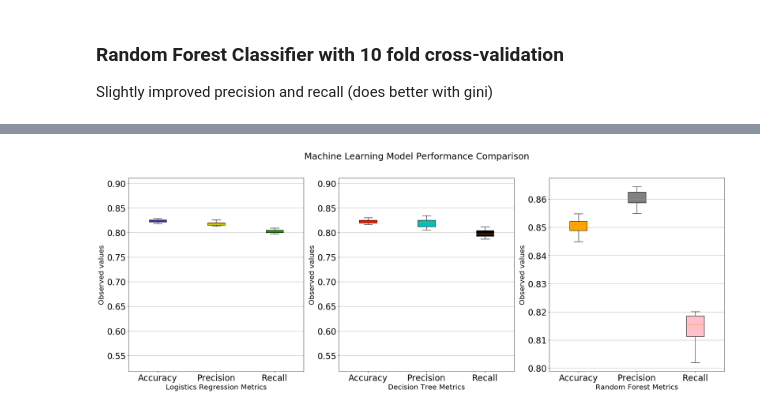
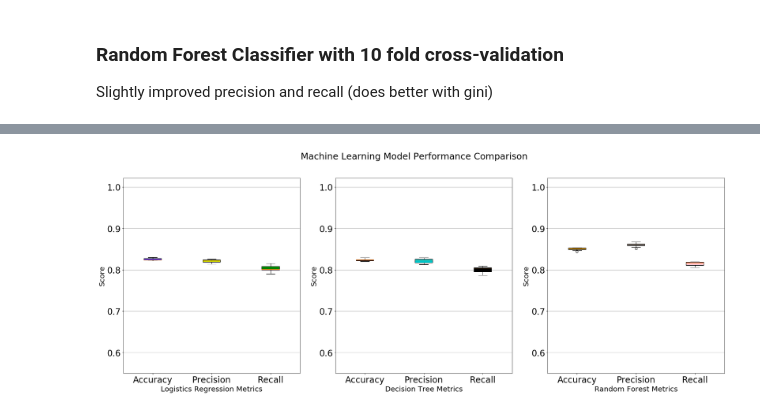
Before and after one commit to alsabay/HeartDiseasePrediction, a Jupyter notebook: HeartDiseasePrediction.ipynb, the cells around one changed output, grey strips where cells are left out. Cells and saved outputs as stored; diff of their text form; code cells hidden in the pictures.

```diff
--- a/HeartDiseasePrediction.ipynb
+++ b/HeartDiseasePrediction.ipynb
@@ -1054,38 +1054,38 @@ for bp in lr_bplot:
 a.yaxis.grid(True)
 
 a.set_xlabel('Logistics Regression Metrics',fontsize=20)
-a.set_ylabel('Observed values',fontsize=20)
+a.set_ylabel('Score',fontsize=20)
 
 # decision tree plot
-b = fig.add_subplot(1,3,2, sharey=c)
+b = fig.add_subplot(1,3,2, sharey=a)
 b.tick_params(axis = 'both', which = 'major', labelsize = 24)
 dt_bplot = b.boxplot(dt_bplot, labels=labels,
                   vert=True, patch_artist=True)
 # color the boxes
 for bp in dt_bplot:
     for patch, color in zip(dt_bplot['boxes'], dt_colors):
         patch.set_facecolor(color)
 
 
 b.yaxis.grid(True)
 b.set_xlabel('Decision Tree Metrics',fontsize=20)
-b.set_ylabel('Observed values',fontsize=20)
+b.set_ylabel('Score',fontsize=20)
 
 # random forest plot
-c = fig.add_subplot(1,3,3)
+c = fig.add_subplot(1,3,3, sharey=b)
 c.tick_params(axis = 'both', which = 'major', labelsize = 24)
 rf_bplot = c.boxplot(rf_bplot, labels=labels,
                   vert=True, patch_artist=True)
 # color the boxes
 for bp in rf_bplot:
     for patch, color in zip(rf_bplot['boxes'], rf_colors):
         patch.set_facecolor(color)
 
 
 c.yaxis.grid(True)
 c.set_xlabel('Random Forest Metrics', fontsize=20)
-c.set_ylabel('Observed values',fontsize=20)
+c.set_ylabel('Score',fontsize=20)
 
 plt.show()
 # %% [output]
-[figure, old version]
+[figure, new version]
```
Also changed, not shown: parts of 4 cells of this notebook.
